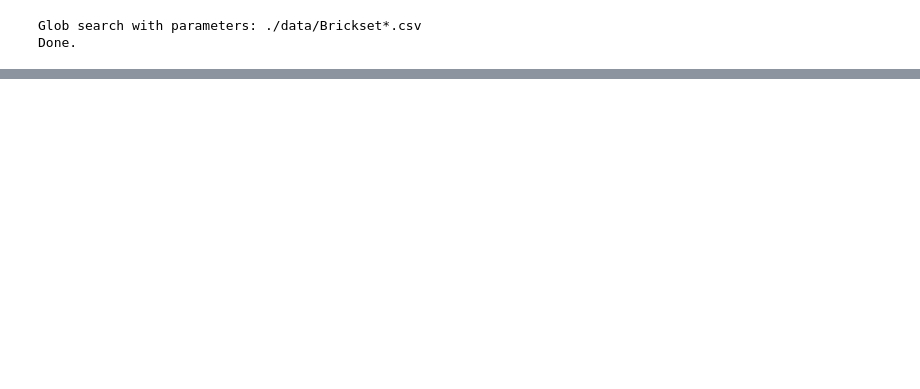
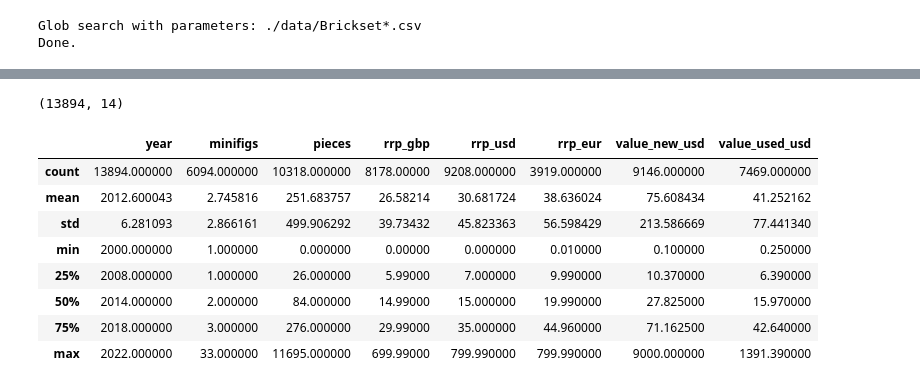
Before and after one commit to michaeltosic/lego-analysis, a Jupyter notebook: lego-analysis.ipynb, the cells around one changed output, grey strips where cells are left out. Drawn from its saved outputs; the diff is of its cells as text; code cells hidden in the pictures; blank space fills up the shorter version.

Commit message:
started cleaning of data, investigated missing values

```diff
--- a/lego-analysis.ipynb
+++ b/lego-analysis.ipynb
@@ -103,0 +132,16 @@ dtype: object
+# %%
+df.shape
+# %% [output]
+(13894, 14)
+# %%
+df.describe()
+# %% [output]
+|  | year | minifigs | pieces | rrp_gbp | rrp_usd | rrp_eur | value_new_usd | value_used_usd |
+| count | 13894.000000 | 6094.000000 | 10318.000000 | 8178.00000 | 9208.000000 | 3919.000000 | 9146.000000 | 7469.000000 |
+| mean | 2012.600043 | 2.745816 | 251.683757 | 26.58214 | 30.681724 | 38.636024 | 75.608434 | 41.252162 |
+| std | 6.281093 | 2.866161 | 499.906292 | 39.73432 | 45.823363 | 56.598429 | 213.586669 | 77.441340 |
+| min | 2000.000000 | 1.000000 | 0.000000 | 0.00000 | 0.000000 | 0.010000 | 0.100000 | 0.250000 |
+| 25% | 2008.000000 | 1.000000 | 26.000000 | 5.99000 | 7.000000 | 9.990000 | 10.370000 | 6.390000 |
+| 50% | 2014.000000 | 2.000000 | 84.000000 | 14.99000 | 15.000000 | 19.990000 | 27.825000 | 15.970000 |
+| 75% | 2018.000000 | 3.000000 | 276.000000 | 29.99000 | 35.000000 | 44.960000 | 71.162500 | 42.640000 |
+| max | 2022.000000 | 33.000000 | 11695.000000 | 699.99000 | 799.990000 | 799.990000 | 9000.000000 | 1391.390000 |
```
Also changed, not shown: parts of 30 cells of this notebook, 1 other file.
